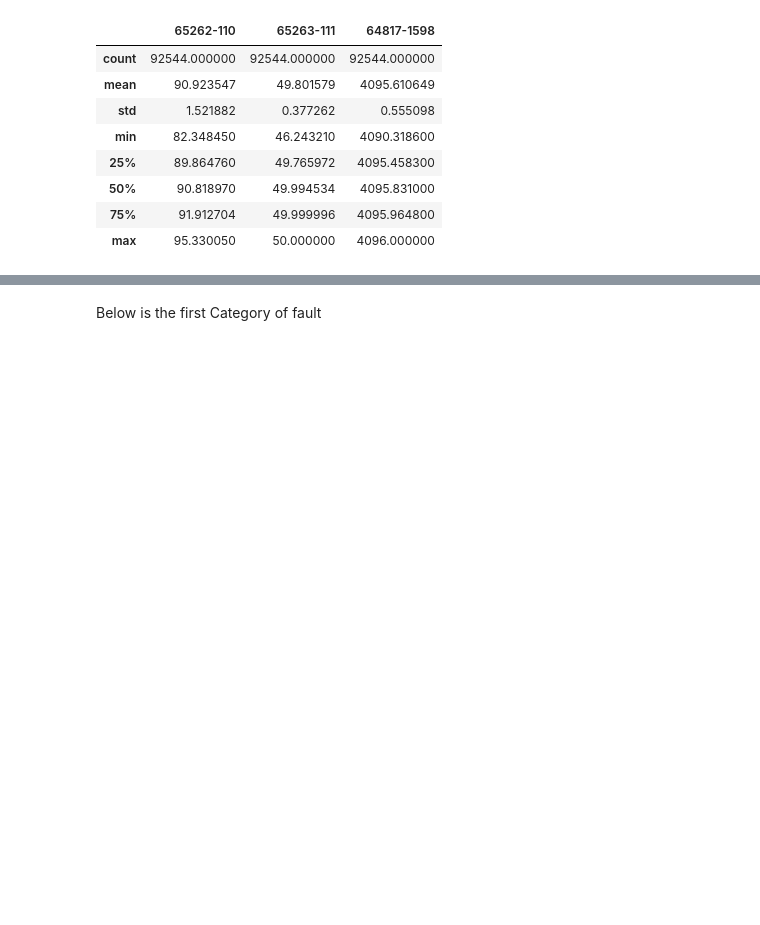
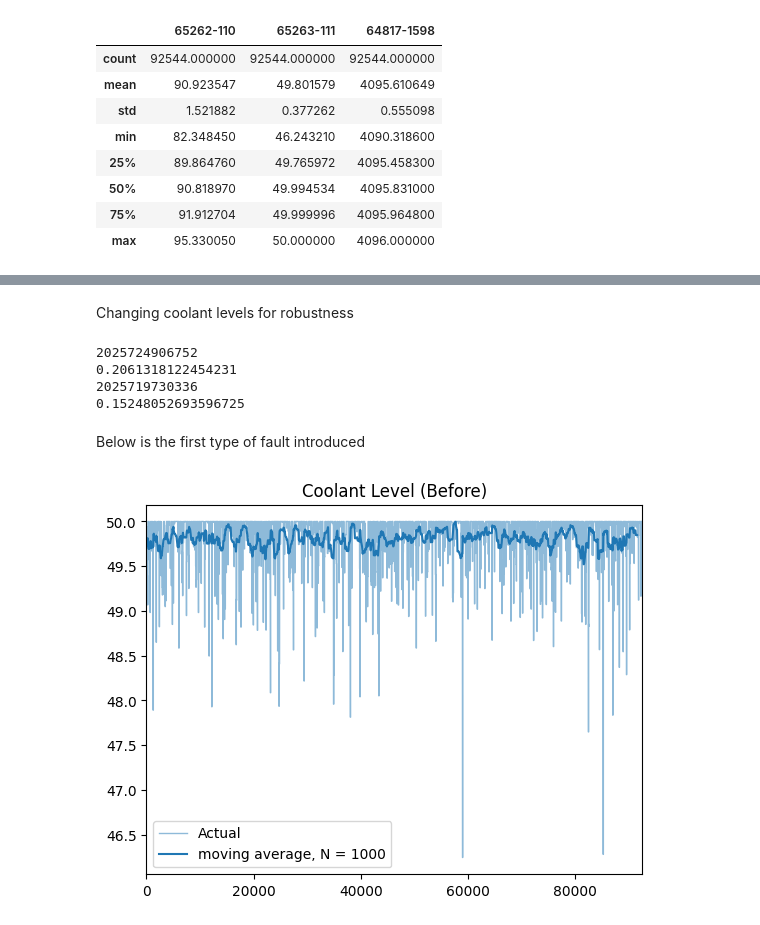
Before and after one commit to gautamvira/Predictive-Maintenance, a Jupyter notebook: fault_introduction.ipynb, the cells around one changed output, grey strips where cells are left out. Saved outputs shown, nothing was run; the diff lists cells and outputs as text; code cells hidden in the pictures; blank space fills up the shorter version.

Commit message:
Fault introduction file created and implemented.

```diff
--- a/fault_introduction.ipynb
+++ b/fault_introduction.ipynb
@@ -57,2 +146,32 @@ f1.describe()
+# %% [markdown]
+Changing coolant levels for robustness
+# %%
+import random
+for item in dsets:
+    vals = random.random()
+    if(0.15 <= vals <= 0.3):
+        print(id(item))
+        print(vals)
+        item['65263-111'] += 15
+    elif(0.30 <= vals <= 0.45):
+        print(id(item))
+        print(vals)
+        item['65263-111'] += 30
+# %% [output]
+2025724906752
+0.2061318122454231
+2025719730336
+0.15248052693596725
 # %% [markdown]
-Below is the first Category of fault
+Below is the first type of fault introduced
+# %%
+#Plotting the Coolant Level with faults
+plt.plot(f1['65263-111'], linewidth = 1, alpha = 0.5, label = 'Actual')
+plt.plot(moving_avg(f1['65263-111'], 1000), 'C0', label = 'moving average, N = 1000')
+plt.xlim(0,len(f1['65263-111']))
+#plt.ylim(40, 52)
+plt.title('Coolant Level (Before)')
+plt.legend()
+plt.show()
+# %% [output]
+[figure, added]
```
Also changed, not shown: parts of 24 cells of this notebook, 1 other file.
